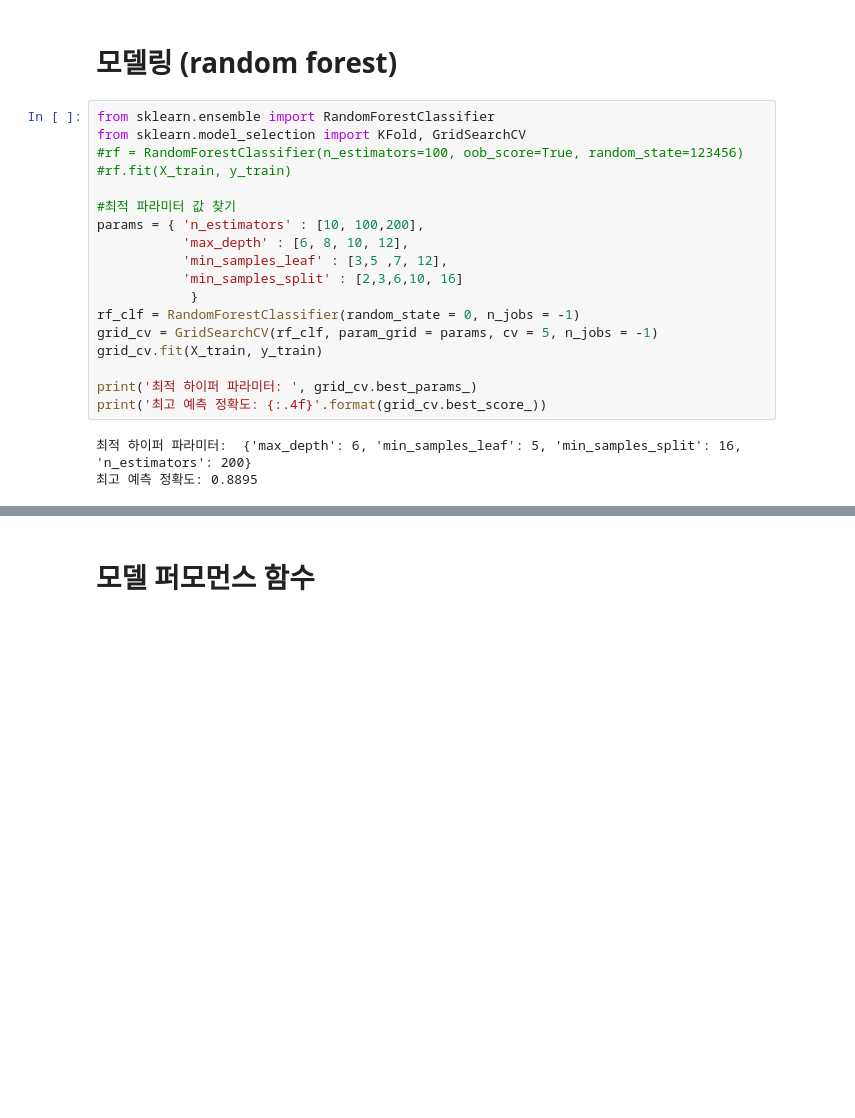
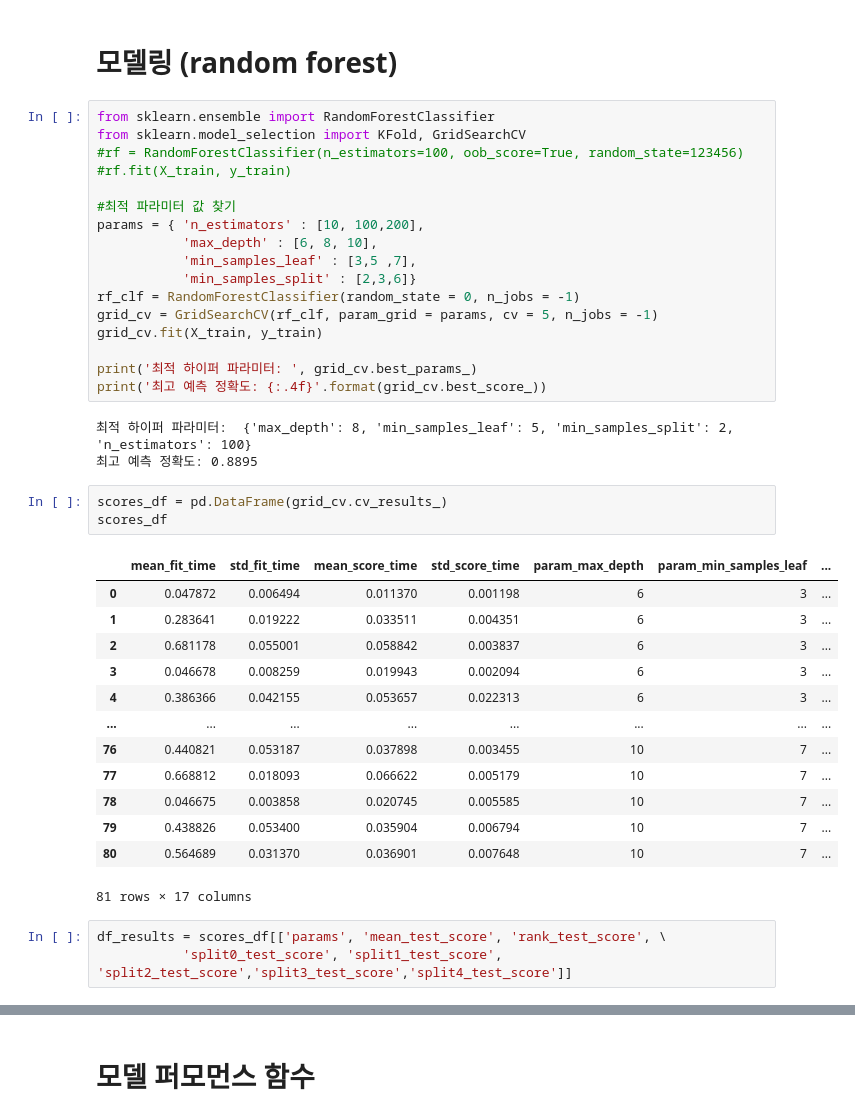
Before and after one commit to rlagywns0213/Datamining, a Jupyter notebook: Modeling_randomforest.ipynb, the cells around one changed output, grey strips where cells are left out. Cells and saved outputs as stored; diff of their text form; blank space fills up the shorter version.

```diff
--- a/Modeling_randomforest.ipynb
+++ b/Modeling_randomforest.ipynb
@@ -61,10 +61,9 @@ from sklearn.model_selection import KFold, GridSearchCV
 
 #최적 파라미터 값 찾기
 params = { 'n_estimators' : [10, 100,200],
-           'max_depth' : [6, 8, 10, 12],
-           'min_samples_leaf' : [3,5 ,7, 12],
-           'min_samples_split' : [2,3,6,10, 16]
-            }
+           'max_depth' : [6, 8, 10],
+           'min_samples_leaf' : [3,5 ,7],
+           'min_samples_split' : [2,3,6]}
 rf_clf = RandomForestClassifier(random_state = 0, n_jobs = -1)
 grid_cv = GridSearchCV(rf_clf, param_grid = params, cv = 5, n_jobs = -1)
 grid_cv.fit(X_train, y_train)
@@ -72,5 +71,25 @@ grid_cv.fit(X_train, y_train)
 print('최적 하이퍼 파라미터: ', grid_cv.best_params_)
 print('최고 예측 정확도: {:.4f}'.format(grid_cv.best_score_))
 # %% [output]
-최적 하이퍼 파라미터:  {'max_depth': 6, 'min_samples_leaf': 5, 'min_samples_split': 16, 'n_estimators': 200}
+최적 하이퍼 파라미터:  {'max_depth': 8, 'min_samples_leaf': 5, 'min_samples_split': 2, 'n_estimators': 100}
 최고 예측 정확도: 0.8895
+# %%
+scores_df = pd.DataFrame(grid_cv.cv_results_)
+scores_df
+# %% [output]
+|  | mean_fit_time | std_fit_time | mean_score_time | std_score_time | param_max_depth | param_min_samples_leaf | ... |
+| 0 | 0.047872 | 0.006494 | 0.011370 | 0.001198 | 6 | 3 | ... |
+| 1 | 0.283641 | 0.019222 | 0.033511 | 0.004351 | 6 | 3 | ... |
+| 2 | 0.681178 | 0.055001 | 0.058842 | 0.003837 | 6 | 3 | ... |
+| 3 | 0.046678 | 0.008259 | 0.019943 | 0.002094 | 6 | 3 | ... |
+| 4 | 0.386366 | 0.042155 | 0.053657 | 0.022313 | 6 | 3 | ... |
+| ... | ... | ... | ... | ... | ... | ... | ... |
+| 76 | 0.440821 | 0.053187 | 0.037898 | 0.003455 | 10 | 7 | ... |
+| 77 | 0.668812 | 0.018093 | 0.066622 | 0.005179 | 10 | 7 | ... |
+| 78 | 0.046675 | 0.003858 | 0.020745 | 0.005585 | 10 | 7 | ... |
+| 79 | 0.438826 | 0.053400 | 0.035904 | 0.006794 | 10 | 7 | ... |
+| 80 | 0.564689 | 0.031370 | 0.036901 | 0.007648 | 10 | 7 | ... |
+81 rows × 17 columns
+# %%
+df_results = scores_df[['params', 'mean_test_score', 'rank_test_score', \
+           'split0_test_score', 'split1_test_score', 'split2_test_score','split3_test_score','split4_test_score']]
```
Also changed, not shown: parts of 2 cells of this notebook.
